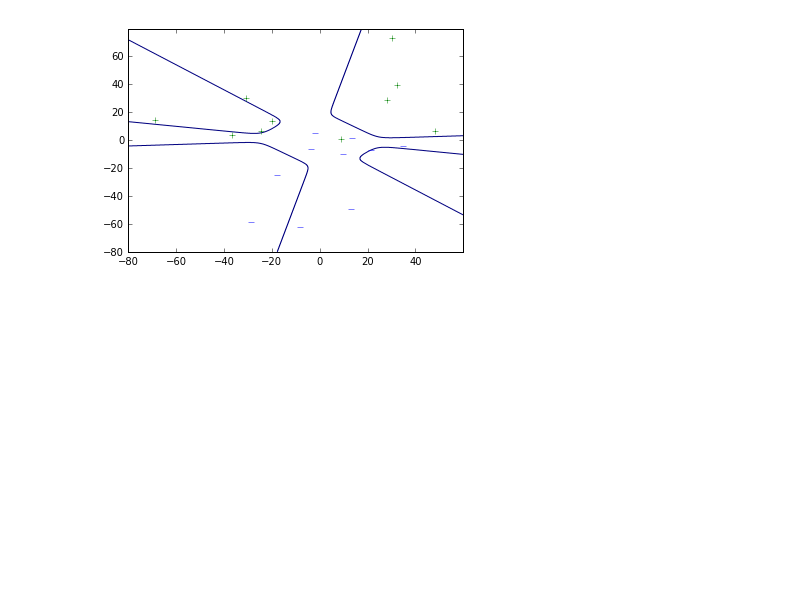
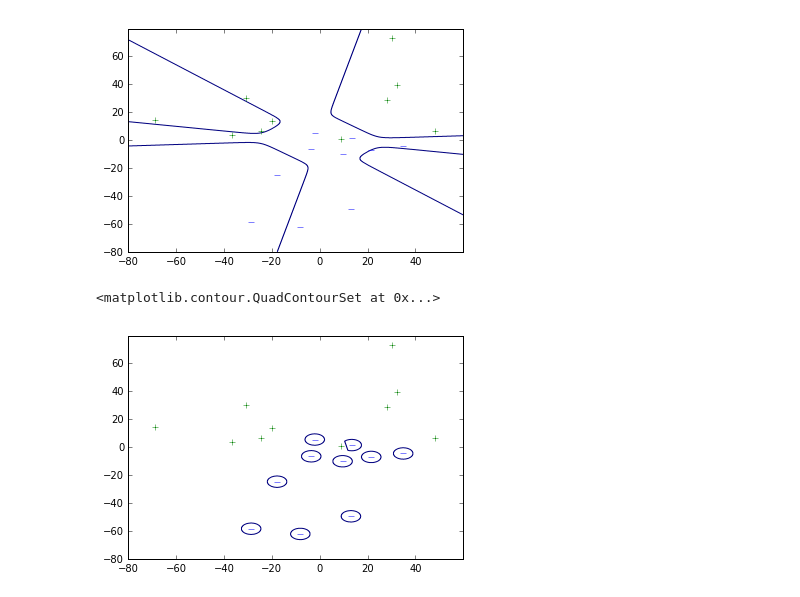
Before and after one commit to tamir650/keshet17, a Jupyter notebook: class09/kernels.ipynb, the cells around one changed output. Saved outputs shown, nothing was run; the diff lists cells and outputs as text; code cells hidden in the pictures; blank space fills up the shorter version.

```diff
--- a/class09/kernels.ipynb
+++ b/class09/kernels.ipynb
@@ -112,16 +112,19 @@ plt.contour(xx, yy, predictions,levels=[0])
 # %%
 from sklearn import svm
 import numpy as np
 
 
-classifier = svm.SVC(kernel='rbf',gamma=1.0)
+classifier = svm.SVC(kernel='rbf',gamma=45)
 classifier.fit(x,y)
 
 xx, yy = np.meshgrid(np.arange(-80, 60, 0.1), np.arange(-80, 80, 0.1))
 
 predictions = classifier.predict(np.c_[xx.ravel(), yy.ravel()])
 predictions = predictions.reshape(xx.shape)
 plt.clf()
 plt.plot(beach_r_array_centered[:,0], beach_r_array_centered[:,1], 'g+')
 plt.plot(urban_array_centered[:,0], urban_array_centered[:,1], 'b_')
 plt.contour(xx, yy, predictions,levels=[0])
+# %% [output]
+<matplotlib.contour.QuadContourSet at 0x...>
+[figure, added]
```
Also changed, not shown: 2 other files.
